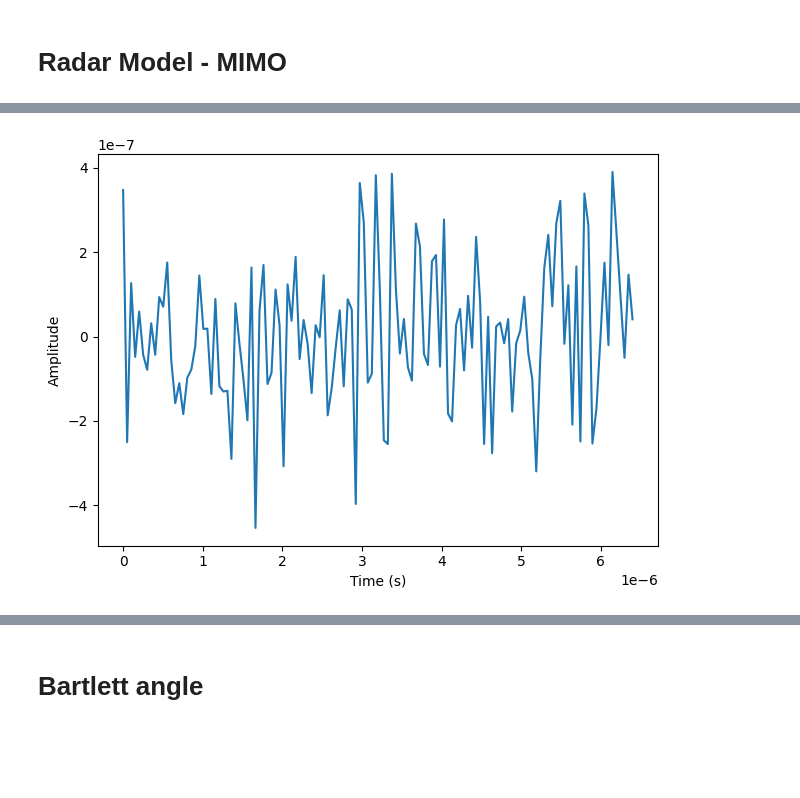
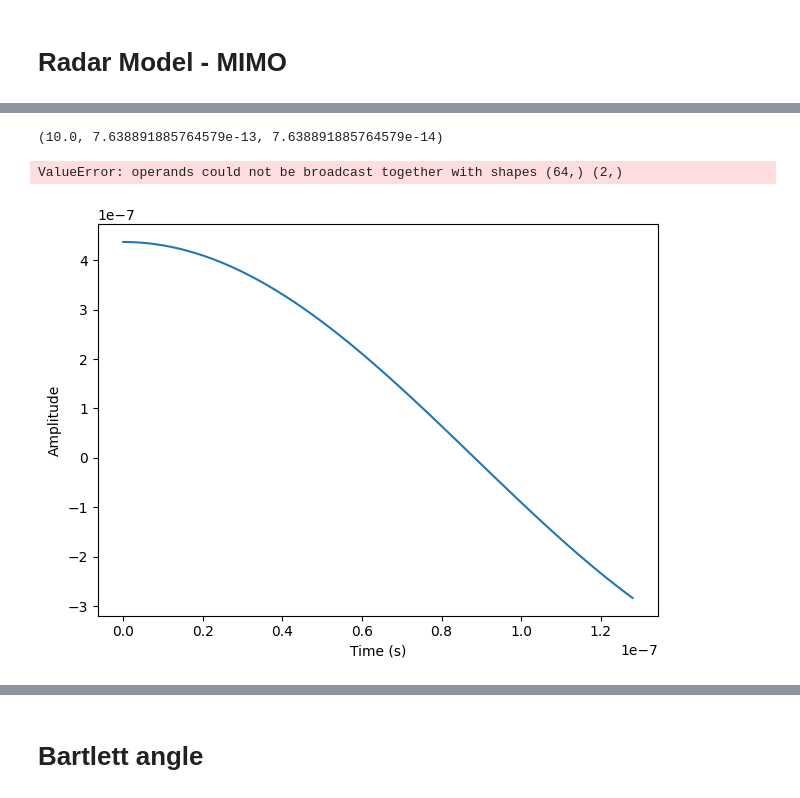
Before and after one commit to RHIMMELAND/MMARS, a Jupyter notebook: MIMO_radar_Range_Vel_Angle.ipynb, the cells around one changed output, grey strips where cells are left out. Cells and saved outputs as stored; diff of their text form; code cells hidden in the pictures; blank space fills up the shorter version.

```diff
--- a/MIMO_radar_Range_Vel_Angle.ipynb
+++ b/MIMO_radar_Range_Vel_Angle.ipynb
@@ -111,12 +121,19 @@ def compute_IF(r_TX, r_RX):
 """ Compute the phase shift of the IF signal """
 
 def compute_phase_shift():
-    phase_shift = 2*pi*f_c*(2*(v_RX[0]*T_c)/c)
+    phase_shift = 2*pi*f_c*(2*(v_TX*T_c)/c)
     return phase_shift
 
 """ Compute the phase difference between the TX and RX antenna pairs"""
 
 def compute_phase_diff(r_tx, r_rx):
-    phase_diff = (2*pi*(r_tx + r_rx)) / wavelength % (2*pi)
+    phase_diff = (2*np.pi*(r_rx)) / wavelength # % (2*pi)
     #phase_diff = (2*pi*r_rx*np.sin(np.deg2rad(45)))/wavelength % (2*pi)
     return phase_diff
+
+def compute_phase_diff_antennas(tx_location, rx_location):
+    # Virtual antenna placement
+    vrx_location = tx_location + rx_location
+    phase_diff_antennas = np.arctan((target_location[1]-vrx_location[1])/(target_location[0]-vrx_location[0]))
+    print(phase_diff_antennas)
+    return phase_diff_antennas
@@ -140,9 +179,11 @@ phase_diff_antennas = np.zeros((len(TX_locations), len(RX_locations)))
 for t in range(len(TX_locations)):
     for r in range(len(RX_locations)):
         phase_diff_antennas[t, r] = compute_phase_diff(r_TX[t], r_RX[r]) # # add index to r_TX for multiple transmitters
+        print(phase_diff_antennas[t, r])
 
 
 print(IF_signals)
-print(phase_diff)
+#print(phase_diff)
+phase_diff_antennas = phase_diff_antennas - phase_diff_antennas[0,0]
 print(phase_diff_antennas)
 # %% [output]
@@ -154,22 +208,54 @@ print(phase_diff_antennas)
+# %%
+# SNR:
+
+SNR = 10 # dB
+SNR_distance = 10 # m
+
+snr_linear = 10 ** (SNR / 10)
+
+recieved_power = ((transmit_power * gain * (wavelength ** 2) * rcs) / (((4 * pi) ** 3) * ((SNR_distance) ** 4)))
+noise_power = recieved_power / snr_linear
+
+snr_linear, recieved_power, noise_power
+# %% [output]
+(10.0, 7.638891885764579e-13, 7.638891885764579e-14)
 # %%
 """ Create all frames for all TX-RX pair IF signals """
 
 times = np.linspace(0, Ns/fs, Ns)
 
+# Window function
+
+window = signal.windows.blackman(Ns)
+
 IF_signals_data = {}
 
 for t in range(len(TX_locations)):
     for r in range(len(RX_locations)):
-        window = signal.windows.blackman(Ns)
-        chirp = np.array(
-            [
-                (
-                    (np.sqrt((transmit_power*gain*(wavelength**2)*rcs)/(((4*pi)**3)*((r_RX[r])**4))))
-                    * np.exp(1j * (2 * pi * IF_signals[t, r] * times + m * phase_diff + phase_diff_antennas[t, r]))
-                    #+ np.random.normal(0, 0.00000005, Ns) + 1j*np.random.normal(0, 0.00000005, Ns) # Add noise
-                )
-                * window
-                for m in range(M)
-            ]
-        )
-        IF_signals_data[(t, r)] = chirp # Dette er jo egentlig bare en frame
+
+        frame = np.zeros((M, Ns), dtype=complex)
+        for m in range(M):
+            frame[m, :] = (
+            (np.sqrt((transmit_power * gain * (wavelength ** 2) * rcs) / (((4 * pi) ** 3) * ((r_RX[r]) ** 4))))
+            * np.exp(1j * (2 * pi * IF_signals[t, r] * times + m * phase_diff + phase_diff_antennas[t, r] - (2*pi*S*(2*(v_RX[0]*T_c)/c))*times +
+                      pi*S*(2*(v_RX[0]*T_c)/c)**2 + 2*pi*S*((r_TX+r_RX[r])/c)*2*(v_RX[0]*T_c)/c)
+            ))
+            complex_noise = np.sqrt(noise_power/2) * (np.random.normal(0, 1, frame[m, :].shape) + 1j * np.random.normal(0, 1, frame[m, :].shape))
+
+
+            # Compute the power of the current signal
+            signal_power = np.mean(np.abs(frame[m, :])**2)
+
+            noise_power_computed = np.mean(np.abs(complex_noise)**2)
+
+            # Compute the SNR
+            snr_measured = signal_power / noise_power_computed
+            print(f"SNR: {10 * np.log10(snr_measured):.2f} dB")
+
+
+            # Add noise and window function
+            #frame[m, :] += complex_noise
+            #frame[m, :] *= window
+        IF_signals_data[(t, r)] = frame # Dette er jo egentlig bare en frame
+# %% [output]
+ValueError: operands could not be broadcast together with shapes (64,) (2,)
@@ -183,16 +262,13 @@ def add_noise(signal, snr_db):
-# %%
-for idx, (key, chirp) in enumerate(IF_signals_data.items()):
-        IF_signals_data[key][idx] = add_noise(chirp[idx], -10)
 # %%
-plt.plot(times, IF_signals_data[0,0][0])
+plt.plot(times, IF_signals_data[0,0][0].T)
 
 plt.xlabel("Time (s)")
 plt.ylabel("Amplitude")
 
 plt.tight_layout()
 plt.show()
 # %% [output]
-[figure, old version]
+[figure, new version]
 # %%
 """Range FFT """
 
```
Also changed, not shown: parts of 28 cells of this notebook, 1 other file.
